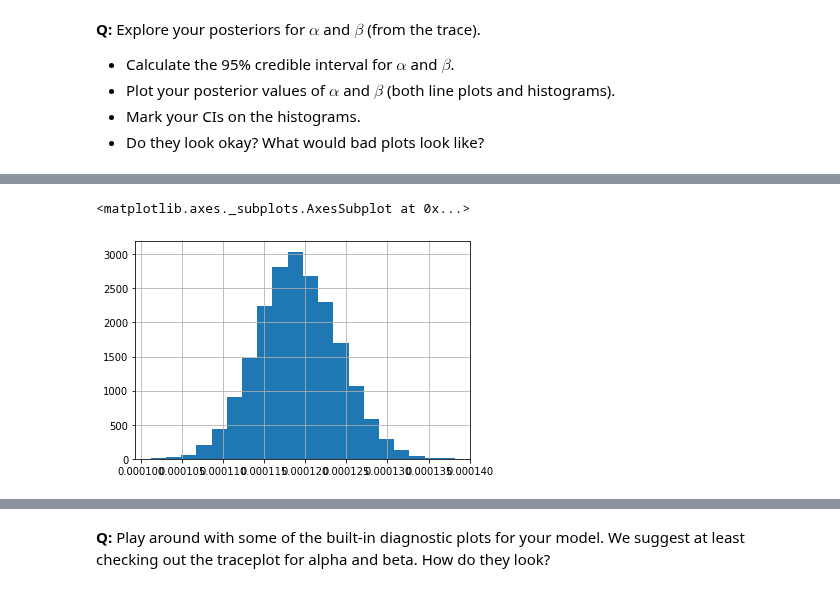
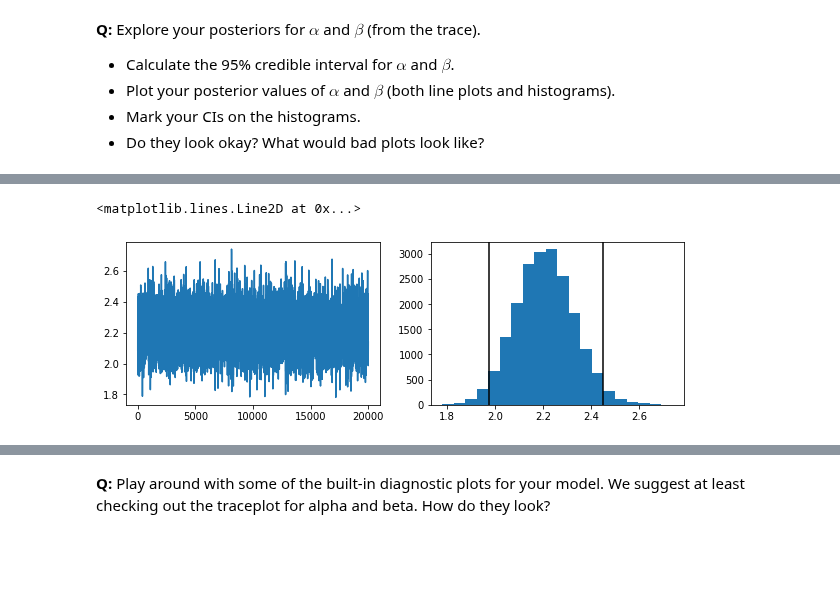
Before and after one commit to Shunling/SpringBoard, a Jupyter notebook: Bayesian_stats_Q6.28/inferential_statistics_3-Q.ipynb, the cells around one changed output, grey strips where cells are left out. Cells and saved outputs as stored; diff of their text form; code cells hidden in the pictures; blank space fills up the shorter version.

```diff
--- a/Bayesian_stats_Q6.28/inferential_statistics_3-Q.ipynb
+++ b/Bayesian_stats_Q6.28/inferential_statistics_3-Q.ipynb
@@ -153,6 +130,6 @@ __Q:__ Explore your posteriors for $\alpha$ and $\beta$ (from the trace).
 # %%
-alpha = pd.DataFrame({'v':trace['mu']**2/trace['sigma']**2})
-beta = pd.DataFrame({'v':trace['mu']/trace['sigma']**2})
+alpha = pd.DataFrame({'v':trace['alpha']})
+beta = pd.DataFrame({'v':trace['rate']})
 # %%
 alpha.v.quantile(0.025),alpha.v.quantile(0.975)
 # %% [output]
@@ -179,6 +141,11 @@ beta.v.plot()
-# %%
-
-beta.v.hist(bins=20)
-# %% [output]
-<matplotlib.axes._subplots.AxesSubplot at 0x...>
-[figure, removed]
+# %%
+fig = plt.figure(figsize=(10,3))
+ax1 = fig.add_subplot(121)
+ax1.plot(alpha.v)
+ax2 = fig.add_subplot(122)
+ax2.hist(alpha.v,bins=20)
+plt.axvline(alpha.v.quantile(0.025),color='k')
+plt.axvline(alpha.v.quantile(0.975),color='k')
+# %% [output]
+<matplotlib.lines.Line2D at 0x...>
+[figure, added]
```
Also changed, not shown: parts of 17 cells of this notebook.
